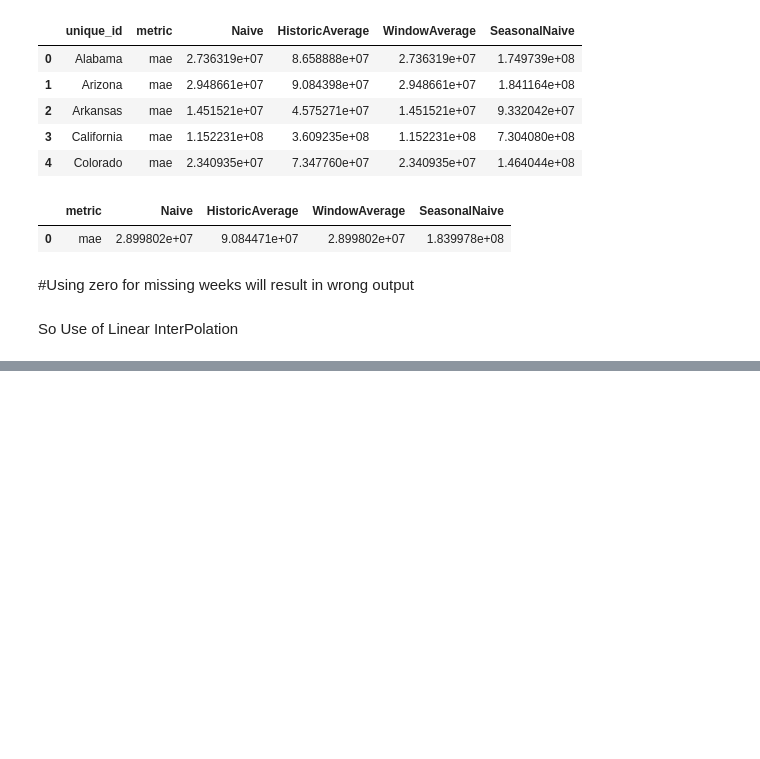
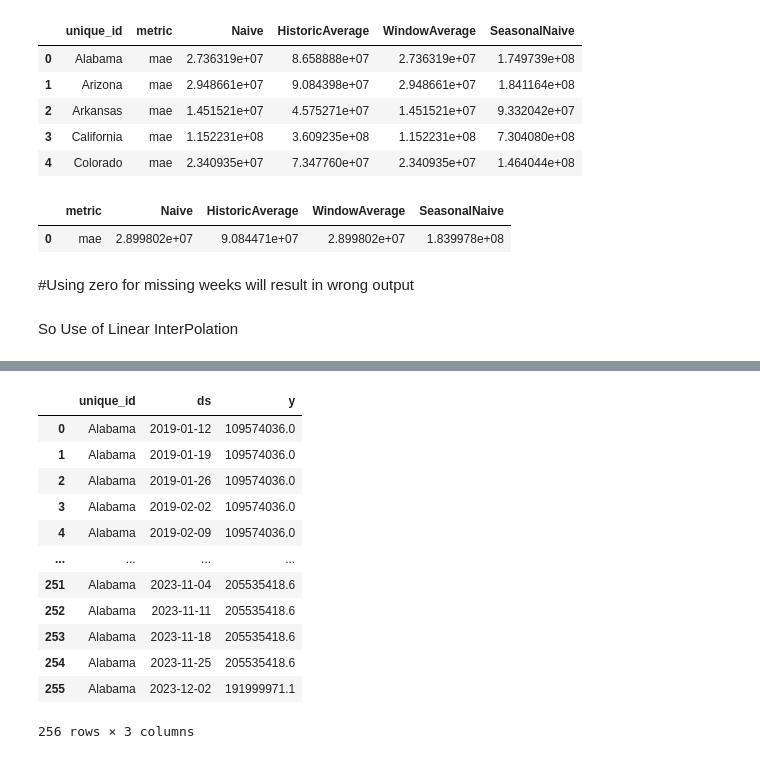
Before and after one commit to shashank-518/Forecasting, a Jupyter notebook: Research_Notebook/app.ipynb, the cells around one changed output, grey strips where cells are left out. Cells and saved outputs as stored; diff of their text form; code cells hidden in the pictures; blank space fills up the shorter version.

```diff
--- a/Research_Notebook/app.ipynb
+++ b/Research_Notebook/app.ipynb
@@ -293,0 +301,16 @@ weekly_df
+# %%
+weekly_df.head(256)
+# %% [output]
+|  | unique_id | ds | y |
+| 0 | Alabama | 2019-01-12 | 109574036.0 |
+| 1 | Alabama | 2019-01-19 | 109574036.0 |
+| 2 | Alabama | 2019-01-26 | 109574036.0 |
+| 3 | Alabama | 2019-02-02 | 109574036.0 |
+| 4 | Alabama | 2019-02-09 | 109574036.0 |
+| ... | ... | ... | ... |
+| 251 | Alabama | 2023-11-04 | 205535418.6 |
+| 252 | Alabama | 2023-11-11 | 205535418.6 |
+| 253 | Alabama | 2023-11-18 | 205535418.6 |
+| 254 | Alabama | 2023-11-25 | 205535418.6 |
+| 255 | Alabama | 2023-12-02 | 191999971.1 |
+256 rows × 3 columns
```
Also changed, not shown: parts of 14 cells of this notebook, 31 other files.
